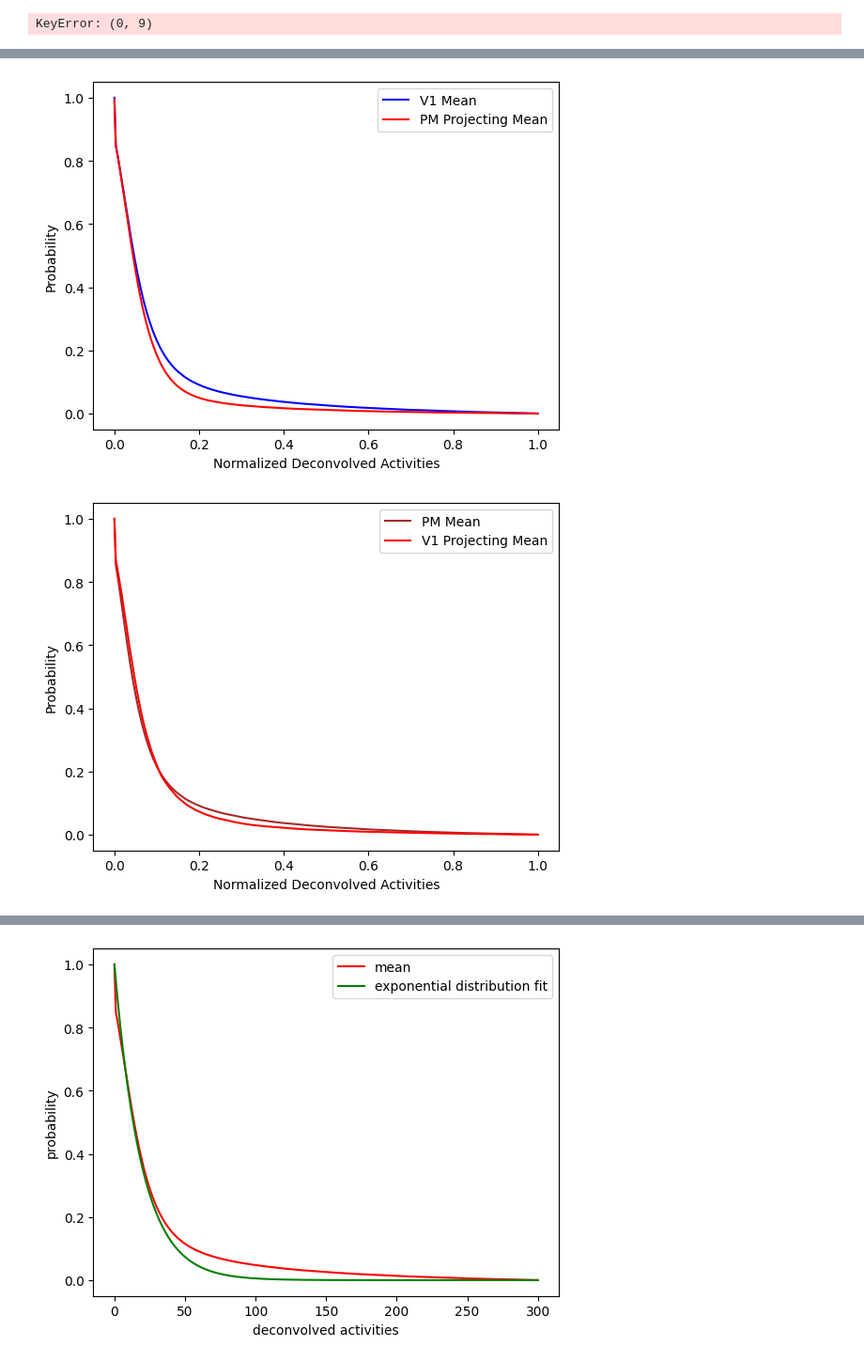
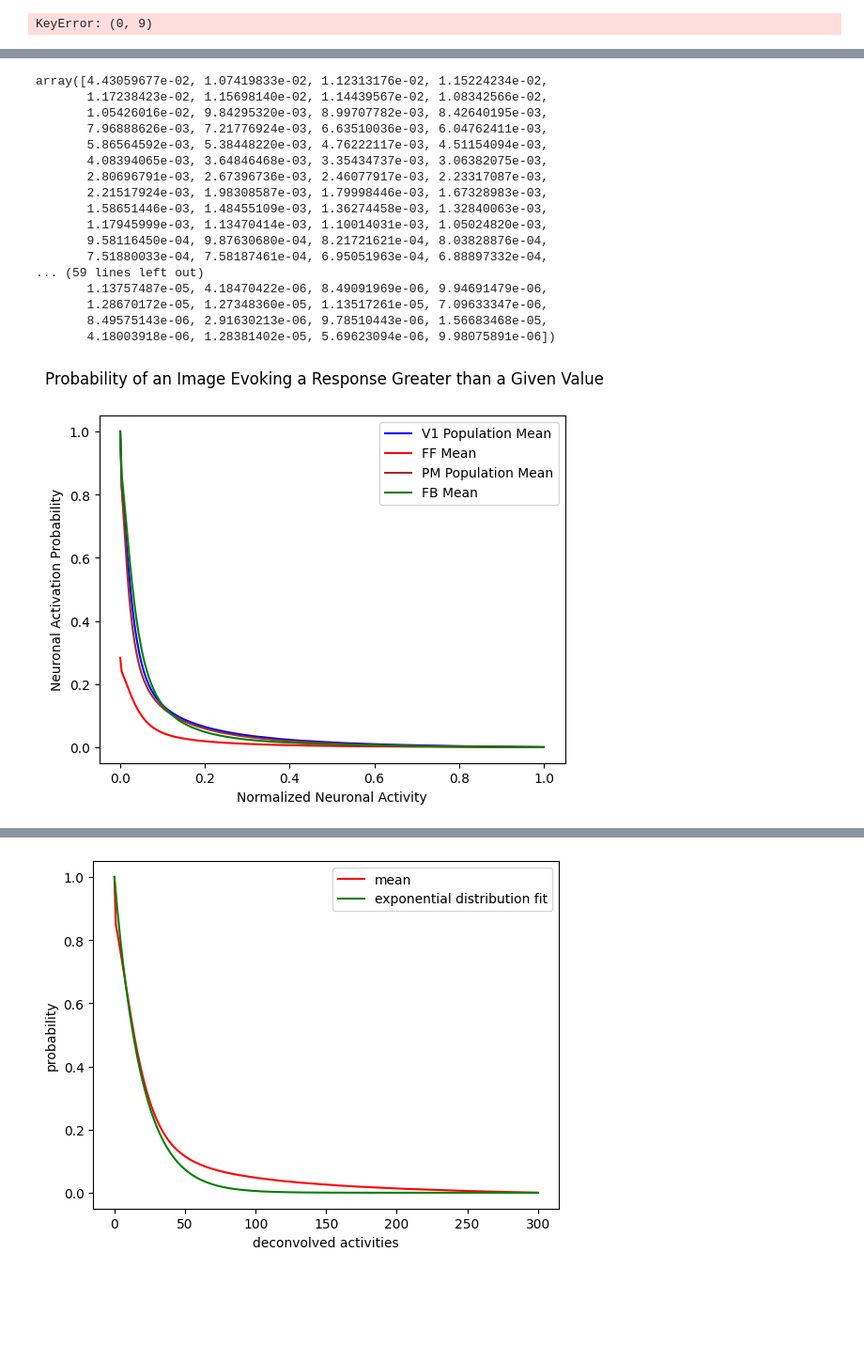
Before and after one commit to ananaphasia/Petreanu_MEI_generation, a Jupyter notebook: image_processing_Joan.ipynb, the cells around one changed output, grey strips where cells are left out. Shown at 94% size. Drawn from its saved outputs; the diff is of its cells as text; code cells hidden in the pictures; blank space fills up the shorter version.

```diff
--- a/image_processing_Joan.ipynb
+++ b/image_processing_Joan.ipynb
@@ -272,7 +271,7 @@ mean_prob=prob_matrix.sum(axis=0)/300
 
 #computes the mean probability distribution for the PM projecting V1 neurons
 red_indices=np.where((celldata[:,8]==1)&(celldata[:,16]=='V1'))[0]
-red_prob_matrix = np.array([prob_array(nu) for nu in red_indices[300:]])
+red_prob_matrix = np.array([prob_array(nu) for nu in red_indices[:300]])
 red_mean_prob=red_prob_matrix.sum(axis=0)/300
 
 #computes the mean probability distribution for 100 of the PM recorded neurons
@@ -299,12 +298,13 @@ for i in range(number_bins):
     mean_prob_bigger[i]=mean_prob_bigger[i]+np.sum(mean_prob[i:])
 
 #plots the individual probability mass functions of 300 neurons plus the population averaged mass function.
-for i in range(299):
+for i in range(300):
   plt.plot(np.linspace(0,1,number_bins),prob_bigger(i),'lightblue')
 plt.plot(np.linspace(0,1,number_bins),prob_bigger(300),'lightblue', label='Individual Neurons')
 plt.plot(np.linspace(0,1,number_bins),mean_prob_bigger,'red', label='Mean')
-plt.xlabel('Normalized Deconvolved Activities')
-plt.ylabel('Probability')
+plt.xlabel('Normalized Neuronal Activity')
+plt.ylabel('Neuronal Activation Probability')
+plt.suptitle('Probability of an Image Evoking a Response Greater than a Given Value')
 plt.legend()
 plt.show()
 
@@ -326,43 +326,51 @@ plt.show()
+# %%
+red_mean_prob
+# %% [output]
+array([4.43059677e-02, 1.07419833e-02, 1.12313176e-02, 1.15224234e-02,
+       1.17238423e-02, 1.15698140e-02, 1.14439567e-02, 1.08342566e-02,
+       1.05426016e-02, 9.84295320e-03, 8.99707782e-03, 8.42640195e-03,
+       7.96888626e-03, 7.21776924e-03, 6.63510036e-03, 6.04762411e-03,
+       5.86564592e-03, 5.38448220e-03, 4.76222117e-03, 4.51154094e-03,
+       4.08394065e-03, 3.64846468e-03, 3.35434737e-03, 3.06382075e-03,
+       2.80696791e-03, 2.67396736e-03, 2.46077917e-03, 2.23317087e-03,
+       2.21517924e-03, 1.98308587e-03, 1.79998446e-03, 1.67328983e-03,
+       1.58651446e-03, 1.48455109e-03, 1.36274458e-03, 1.32840063e-03,
+       1.17945999e-03, 1.13470414e-03, 1.10014031e-03, 1.05024820e-03,
+       9.58116450e-04, 9.87630680e-04, 8.21721621e-04, 8.03828876e-04,
+       7.51880033e-04, 7.58187461e-04, 6.95051963e-04, 6.88897332e-04,
+... (59 lines left out)
+       1.13757487e-05, 4.18470422e-06, 8.49091969e-06, 9.94691479e-06,
+       1.28670172e-05, 1.27348360e-05, 1.13517261e-05, 7.09633347e-06,
+       8.49575143e-06, 2.91630213e-06, 9.78510443e-06, 1.56683468e-05,
+       4.18003918e-06, 1.28381402e-05, 5.69623094e-06, 9.98075891e-06])
 # %%
 #this cell computes the mean probability of getting bigger activity values by integrating the probability distributions of
 
 #V1 labelled cells
 red_mean_prob_bigger = np.zeros(number_bins)
 for i in range(number_bins):
     red_mean_prob_bigger[i]=np.sum(red_mean_prob[i:])
 #PM
 PM_mean_prob_bigger = np.zeros(number_bins)
 for i in range(number_bins):
     PM_mean_prob_bigger[i]=np.sum( PM_mean_prob[i:])
 
 #PM labelled cells
 PM_red_mean_prob_bigger = np.zeros(number_bins)
 for i in range(number_bins):
     PM_red_mean_prob_bigger[i]=np.sum( PM_red_mean_prob[i:])
 
-#we plot the previous probability mass functions comparing them in pairs
-plt.plot(np.linspace(0,1,number_bins),mean_prob_bigger,'blue', label='V1 Mean')
-plt.plot(np.linspace(0,1,number_bins),red_mean_prob_bigger,'red', label='PM Projecting Mean')
-plt.xlabel('Normalized Deconvolved Activities')
-plt.ylabel('Probability')
+# Plot all the probability mass functions on the same plot for comparison
+plt.plot(np.linspace(0, 1, number_bins), mean_prob_bigger, 'blue', label='V1 Population Mean')
+plt.plot(np.linspace(0, 1, number_bins), red_mean_prob_bigger, 'red', label='FF Mean')
+plt.plot(np.linspace(0, 1, number_bins), PM_mean_prob_bigger, 'brown', label='PM Population Mean')
+plt.plot(np.linspace(0, 1, number_bins), PM_red_mean_prob_bigger, 'green', label='FB Mean')
+
+# Customize the plot
+plt.xlabel('Normalized Neuronal Activity')
+plt.ylabel('Neuronal Activation Probability')
+plt.suptitle('Probability of an Image Evoking a Response Greater than a Given Value')
 plt.legend()
 plt.show()
-
-
-plt.plot(np.linspace(0,1,number_bins),PM_mean_prob_bigger,'brown', label='PM Mean')
-plt.plot(np.linspace(0,1,number_bins),PM_red_mean_prob_bigger,'red', label='V1 Projecting Mean')
-plt.xlabel('Normalized Deconvolved Activities')
-plt.ylabel('Probability')
-plt.legend()
-plt.show()
-
-
-plt.plot(np.linspace(0,1,number_bins),mean_prob_bigger,'blue', label='V1 Mean ')
-plt.plot(np.linspace(0,1,number_bins),PM_mean_prob_bigger,'brown', label='PM Mean')
-plt.xlabel('Normalized Deconvolved Activities')
-plt.ylabel('Probability')
-plt.legend()
-plt.show()
 # %% [output]
-[figure, old version]
+[figure, new version]
-[figure, removed]
```
Also changed, not shown: parts of 5 cells of this notebook.
